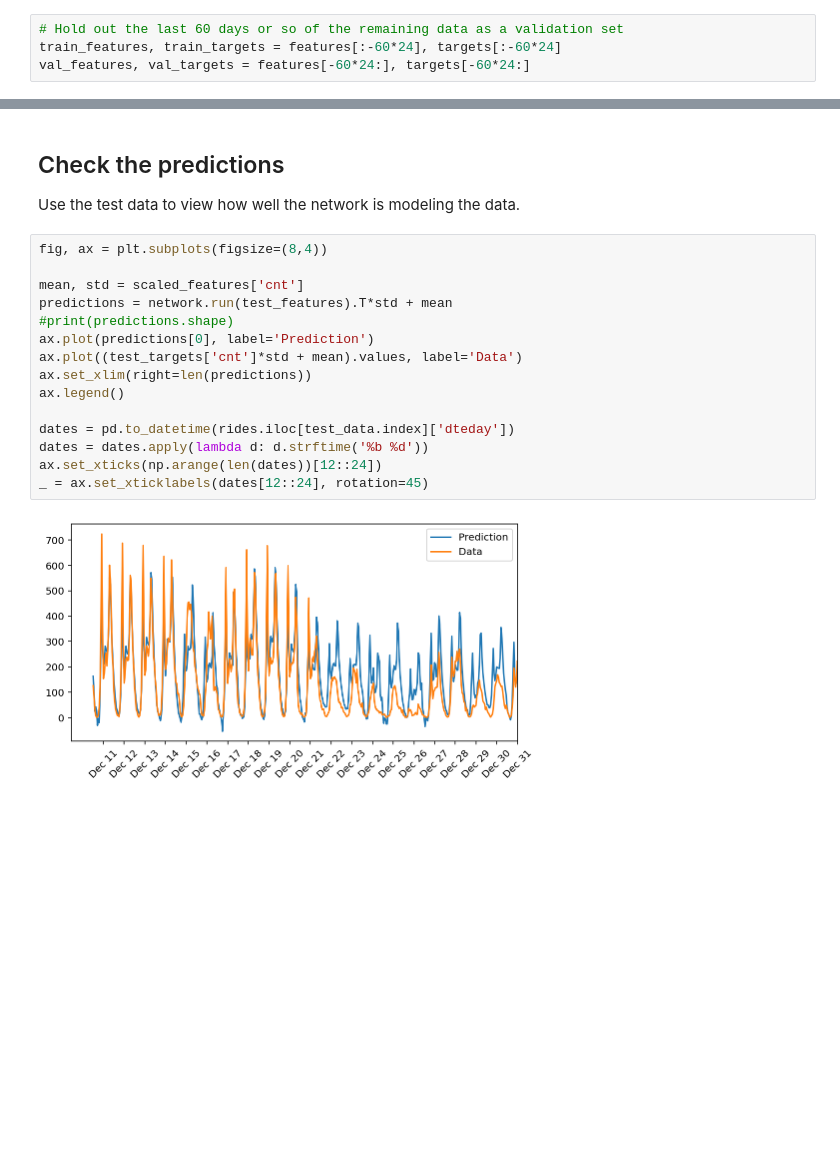
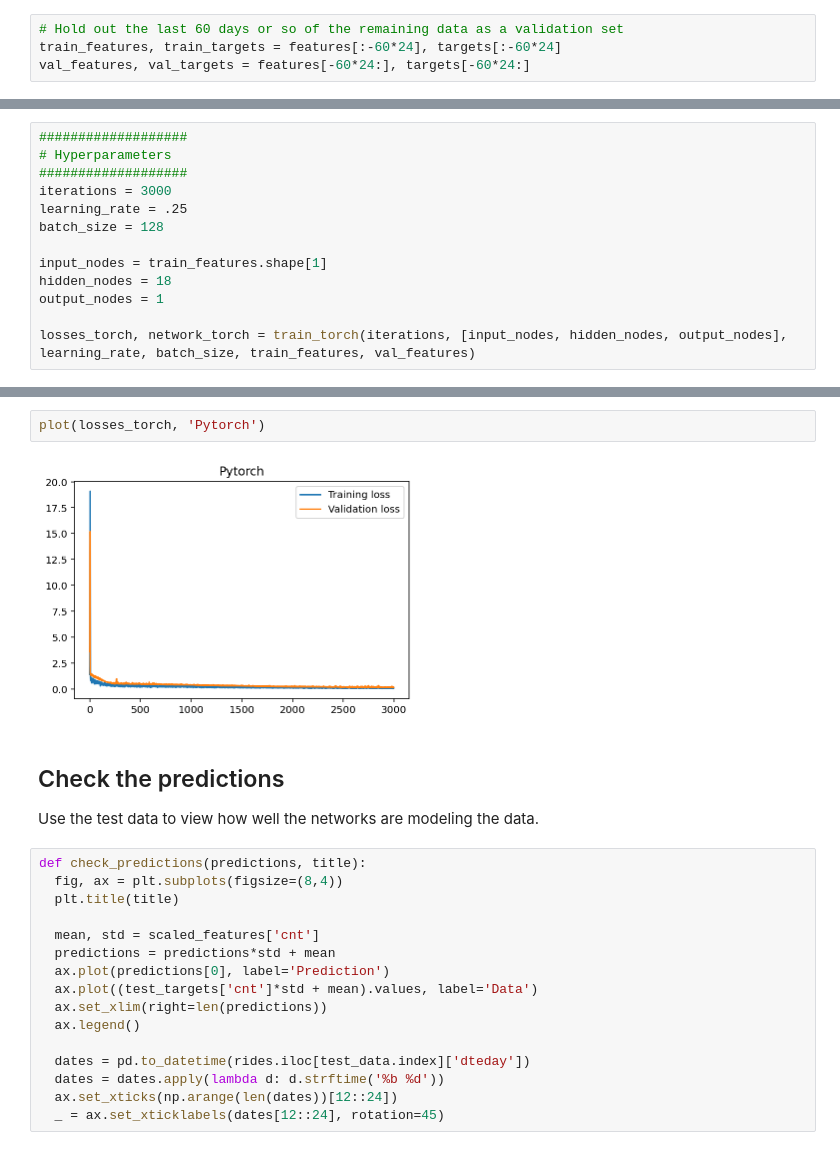
Before and after one commit to stef1927/dl-samples, a Jupyter notebook: numpy-nn/numpy_nn.ipynb, the cells around one changed output, grey strips where cells are left out. Drawn from its saved outputs; the diff is of its cells as text; blank space fills up the shorter version.

```diff
--- a/numpy-nn/numpy_nn.ipynb
+++ b/numpy-nn/numpy_nn.ipynb
@@ -271,0 +357,13 @@ _ = plt.ylim()
+# %%
+###################
+# Hyperparameters
+###################
+iterations = 3000
+learning_rate = .25
+batch_size = 128
+
+input_nodes = train_features.shape[1]
+hidden_nodes = 18
+output_nodes = 1
+
+losses_torch, network_torch = train_torch(iterations, [input_nodes, hidden_nodes, output_nodes], learning_rate, batch_size, train_features, val_features)
@@ -272,21 +372,24 @@ _ = plt.ylim()
+# %%
+plot(losses_torch, 'Pytorch')
+# %% [output]
+[figure, added]
 # %% [markdown]
 ## Check the predictions
 
-Use the test data to view how well the network is modeling the data.
+Use the test data to view how well the networks are modeling the data.
 # %%
-fig, ax = plt.subplots(figsize=(8,4))
+def check_predictions(predictions, title):
+  fig, ax = plt.subplots(figsize=(8,4))
+  plt.title(title)
 
-mean, std = scaled_features['cnt']
-predictions = network.run(test_features).T*std + mean
-#print(predictions.shape)
-ax.plot(predictions[0], label='Prediction')
-ax.plot((test_targets['cnt']*std + mean).values, label='Data')
-ax.set_xlim(right=len(predictions))
-ax.legend()
+  mean, std = scaled_features['cnt']
+  predictions = predictions*std + mean
+  ax.plot(predictions[0], label='Prediction')
+  ax.plot((test_targets['cnt']*std + mean).values, label='Data')
+  ax.set_xlim(right=len(predictions))
+  ax.legend()
 
-dates = pd.to_datetime(rides.iloc[test_data.index]['dteday'])
-dates = dates.apply(lambda d: d.strftime('%b %d'))
-ax.set_xticks(np.arange(len(dates))[12::24])
-_ = ax.set_xticklabels(dates[12::24], rotation=45)
+  dates = pd.to_datetime(rides.iloc[test_data.index]['dteday'])
+  dates = dates.apply(lambda d: d.strftime('%b %d'))
+  ax.set_xticks(np.arange(len(dates))[12::24])
+  _ = ax.set_xticklabels(dates[12::24], rotation=45)
-# %% [output]
-[figure, removed]
```
Also changed, not shown: parts of 17 cells of this notebook.
